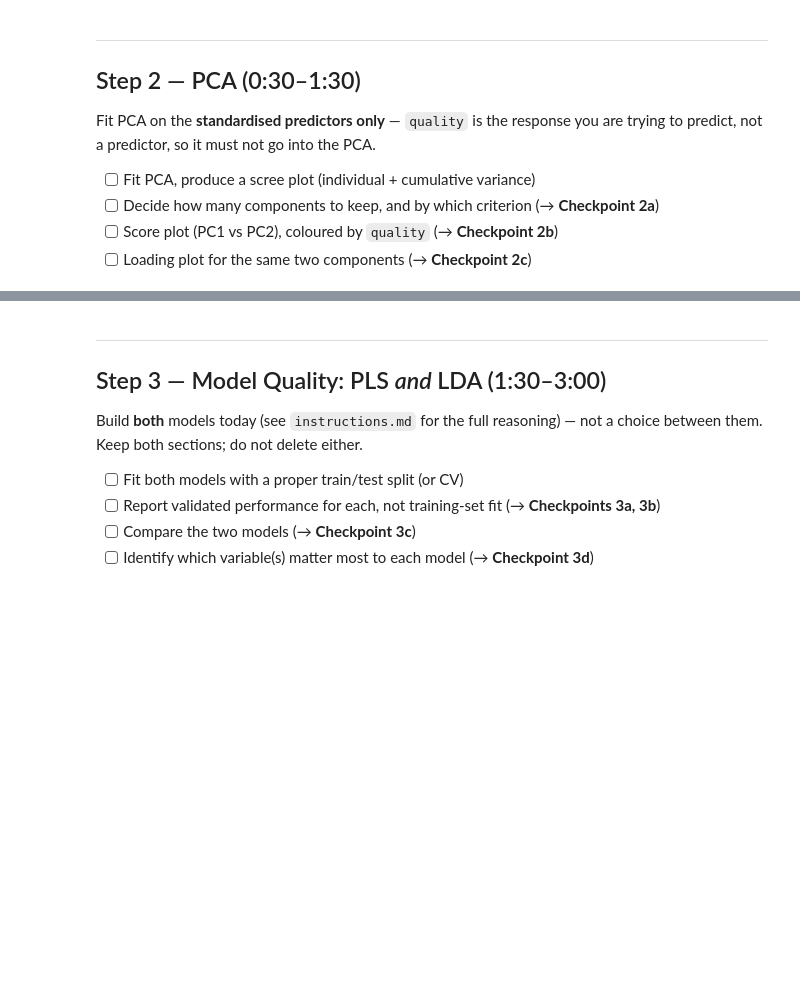
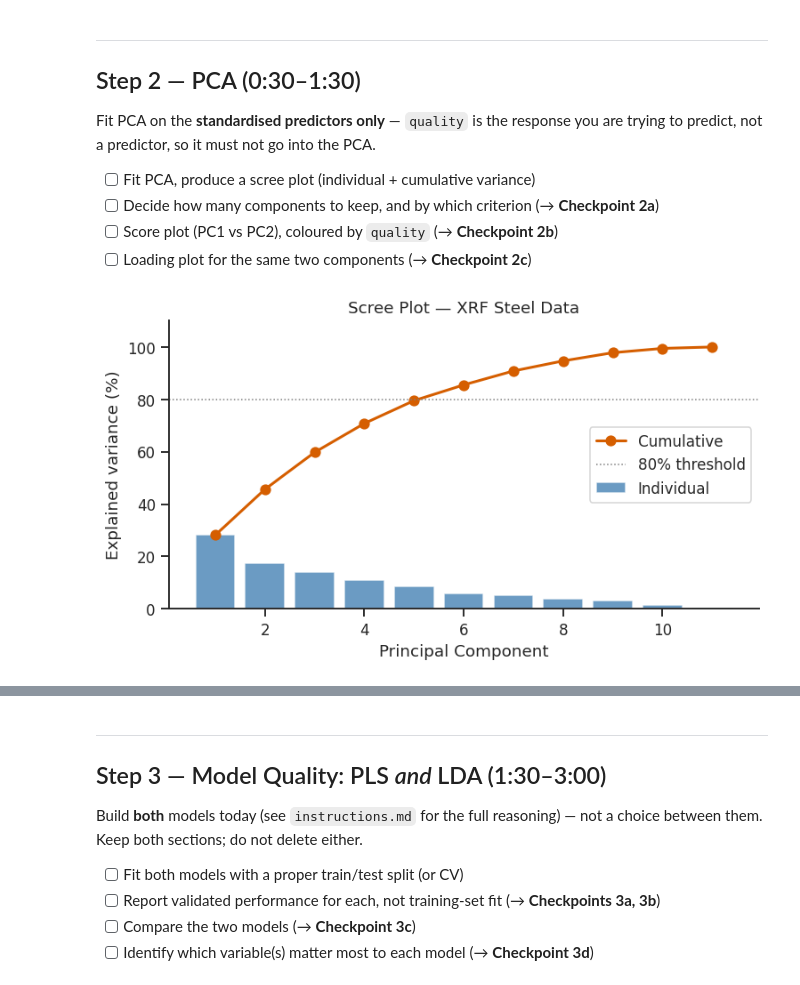
Before and after one commit to felixlowenhielm-alt/1kb570_2026, a Jupyter notebook: Labs/02_modelling_wine_quality/starter_notebook.ipynb, the cells around one changed output, grey strips where cells are left out. Drawn from its saved outputs; the diff is of its cells as text; code cells hidden in the pictures; blank space fills up the shorter version.

```diff
--- a/Labs/02_modelling_wine_quality/starter_notebook.ipynb
+++ b/Labs/02_modelling_wine_quality/starter_notebook.ipynb
@@ -64,6 +149,12 @@ df.head()
 # TODO: separate predictors (X, the 11 physicochemical columns) from the
 # response (y = quality), then standardise X ready for PCA.
 # Hint: StandardScaler().fit_transform(X) -- do NOT standardise quality itself.
+
+X = df.drop('quality', axis=1)
+y = df['quality']
+
+scaler = StandardScaler()
+X_scaled = scaler.fit_transform(X)
 # %% [markdown]
 ---
 ## Step 2 — PCA (0:30–1:30)
@@ -77,9 +168,28 @@ you are trying to predict, not a predictor, so it must not go into the PCA.
 - [ ] Loading plot for the same two components (→ **Checkpoint 2c**)
 # %%
 # TODO: fit PCA on the standardised predictor matrix
+pca = PCA()
+scores = pca.fit_transform(X_scaled)
 # %%
 # TODO: scree plot -- individual explained variance (bars) and
 # cumulative explained variance (line), same style as the course notebooks
+explained = pca.explained_variance_ratio_
+cumulative = np.cumsum(explained)
+
+fig, ax = plt.subplots(figsize=(7, 4))
+ax.bar(range(1, len(explained)+1), explained*100, color='steelblue', alpha=0.8, label='Individual')
+ax.plot(range(1, len(explained)+1), cumulative*100, 'ro-', lw=2, ms=7, label='Cumulative')
+ax.axhline(80, color='gray', ls=':', lw=1, label='80% threshold')
+ax.set_xlabel('Principal Component')
+ax.set_ylabel('Explained variance (%)')
+ax.set_title('Scree Plot — XRF Steel Data')
+ax.legend()
+ax.set_ylim(0, 110)
+sns.despine(ax=ax)
+plt.tight_layout()
+plt.show()
+# %% [output]
+[figure, added]
 # %%
 # TODO: score plot -- PC1 vs PC2, colour the points by `quality`
 # (a continuous colourmap, e.g. cmap='viridis', works well for an ordinal 0-10 score)
```
Also changed, not shown: parts of 8 cells of this notebook.
